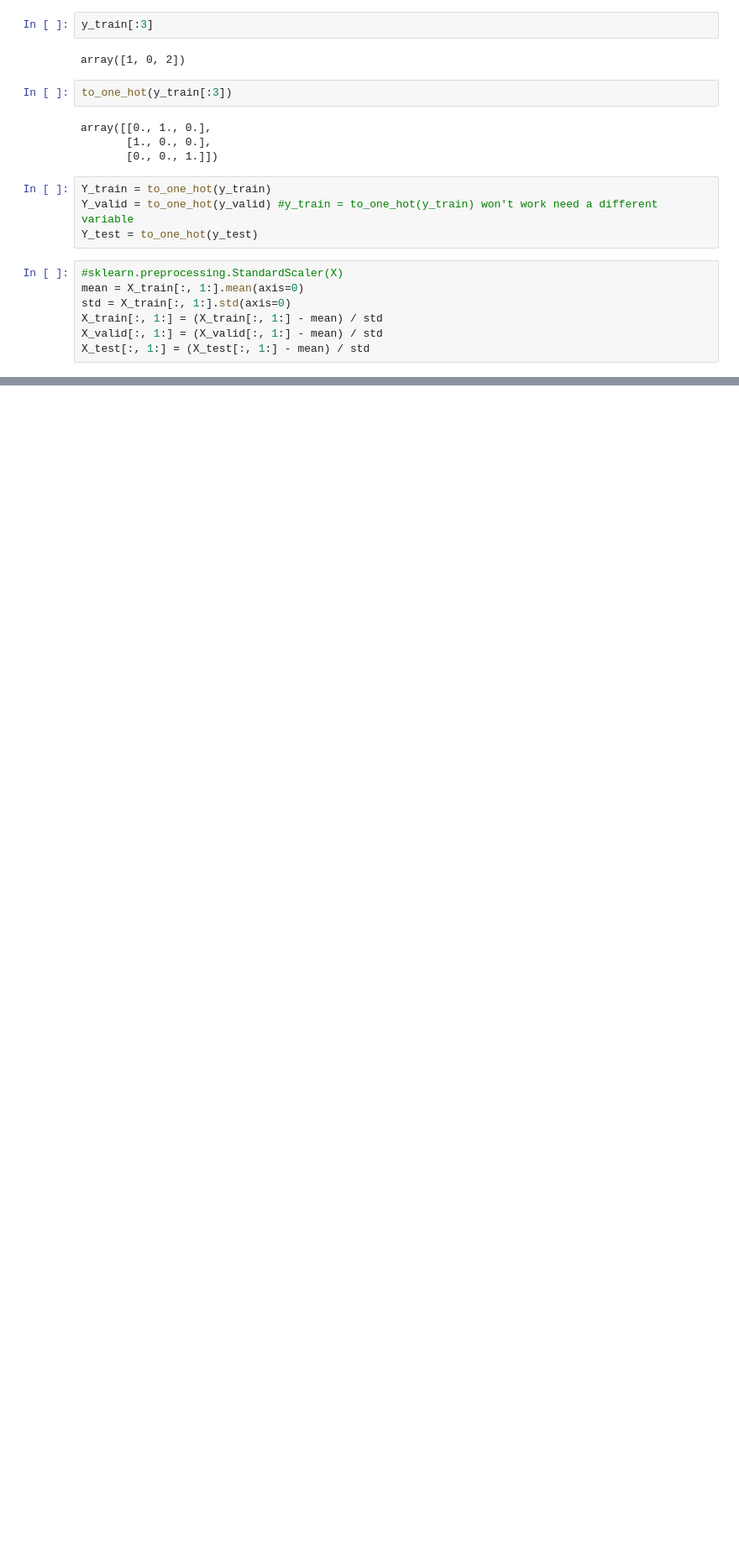
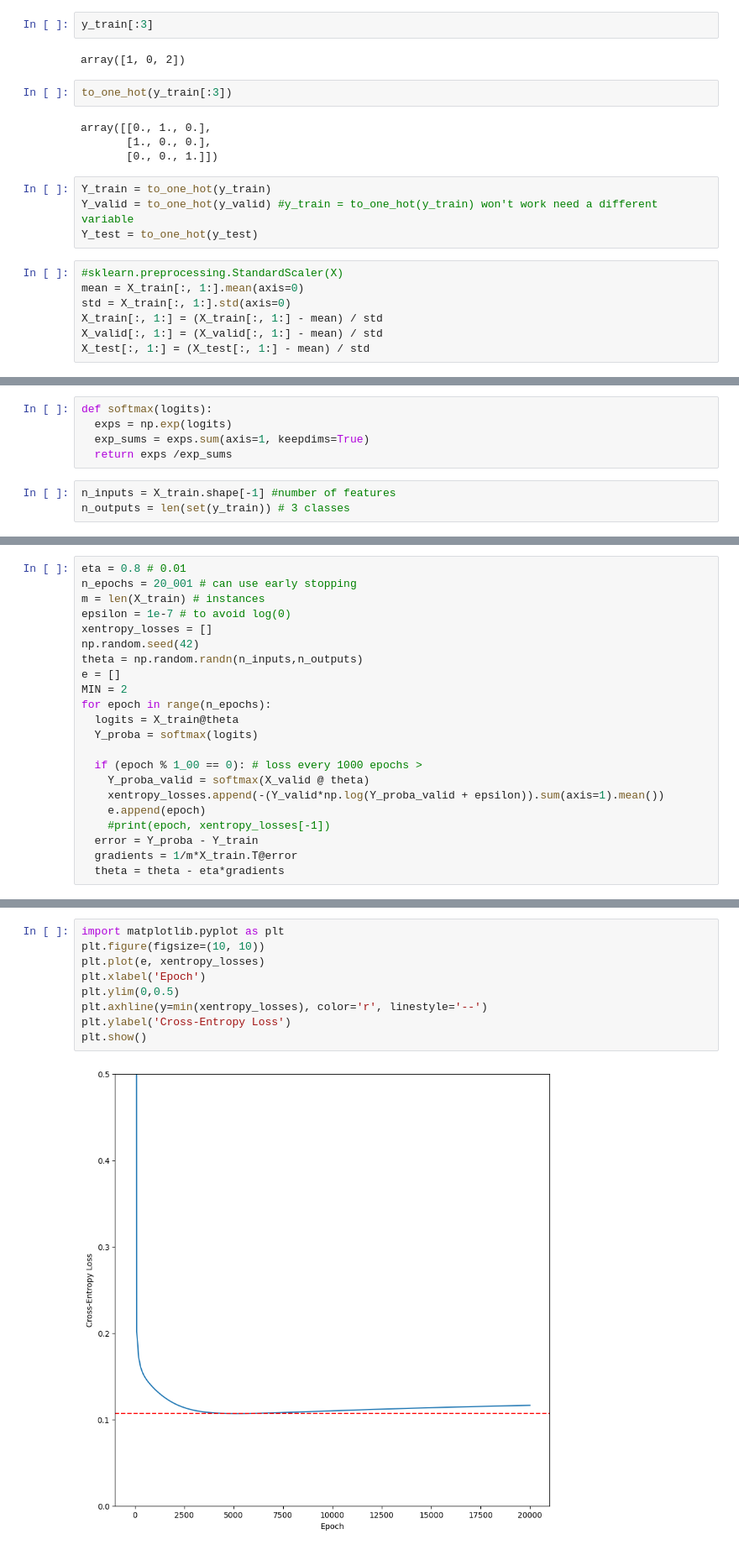
Before and after one commit to AndrewDavidRatnam/Gradient-Descent-using-numpy-, a Jupyter notebook: Gradient_Descent_using_numpy_.ipynb, the cells around one changed output, grey strips where cells are left out. Shown: that part at 84% size. Cells and saved outputs as stored; diff of their text form; blank space fills up the shorter version.

Commit message:
Done with Naive implementation of batch gradient descent also with early stopping , Comeback for minibatch, adam, rms, nesterov etc

```diff
--- a/Gradient_Descent_using_numpy_.ipynb
+++ b/Gradient_Descent_using_numpy_.ipynb
@@ -127,0 +94,8 @@ X_test[:, 1:] = (X_test[:, 1:] - mean) / std
+# %%
+def softmax(logits):
+  exps = np.exp(logits)
+  exp_sums = exps.sum(axis=1, keepdims=True)
+  return exps /exp_sums
+# %%
+n_inputs = X_train.shape[-1] #number of features
+n_outputs = len(set(y_train)) # 3 classes
@@ -127,0 +112,22 @@ X_test[:, 1:] = (X_test[:, 1:] - mean) / std
+# %%
+eta = 0.8 # 0.01
+n_epochs = 20_001 # can use early stopping
+m = len(X_train) # instances
+epsilon = 1e-7 # to avoid log(0)
+xentropy_losses = []
+np.random.seed(42)
+theta = np.random.randn(n_inputs,n_outputs)
+e = []
+MIN = 2
+for epoch in range(n_epochs):
+  logits = X_train@theta
+  Y_proba = softmax(logits)
+
+  if (epoch % 1_00 == 0): # loss every 1000 epochs >
+    Y_proba_valid = softmax(X_valid @ theta)
+    xentropy_losses.append(-(Y_valid*np.log(Y_proba_valid + epsilon)).sum(axis=1).mean())
+    e.append(epoch)
+    #print(epoch, xentropy_losses[-1])
+  error = Y_proba - Y_train
+  gradients = 1/m*X_train.T@error
+  theta = theta - eta*gradients
@@ -127,0 +138,11 @@ X_test[:, 1:] = (X_test[:, 1:] - mean) / std
+# %%
+import matplotlib.pyplot as plt
+plt.figure(figsize=(10, 10))
+plt.plot(e, xentropy_losses)
+plt.xlabel('Epoch')
+plt.ylim(0,0.5)
+plt.axhline(y=min(xentropy_losses), color='r', linestyle='--')
+plt.ylabel('Cross-Entropy Loss')
+plt.show()
+# %% [output]
+[figure, added]
```
Also changed, not shown: parts of 12 cells of this notebook.
